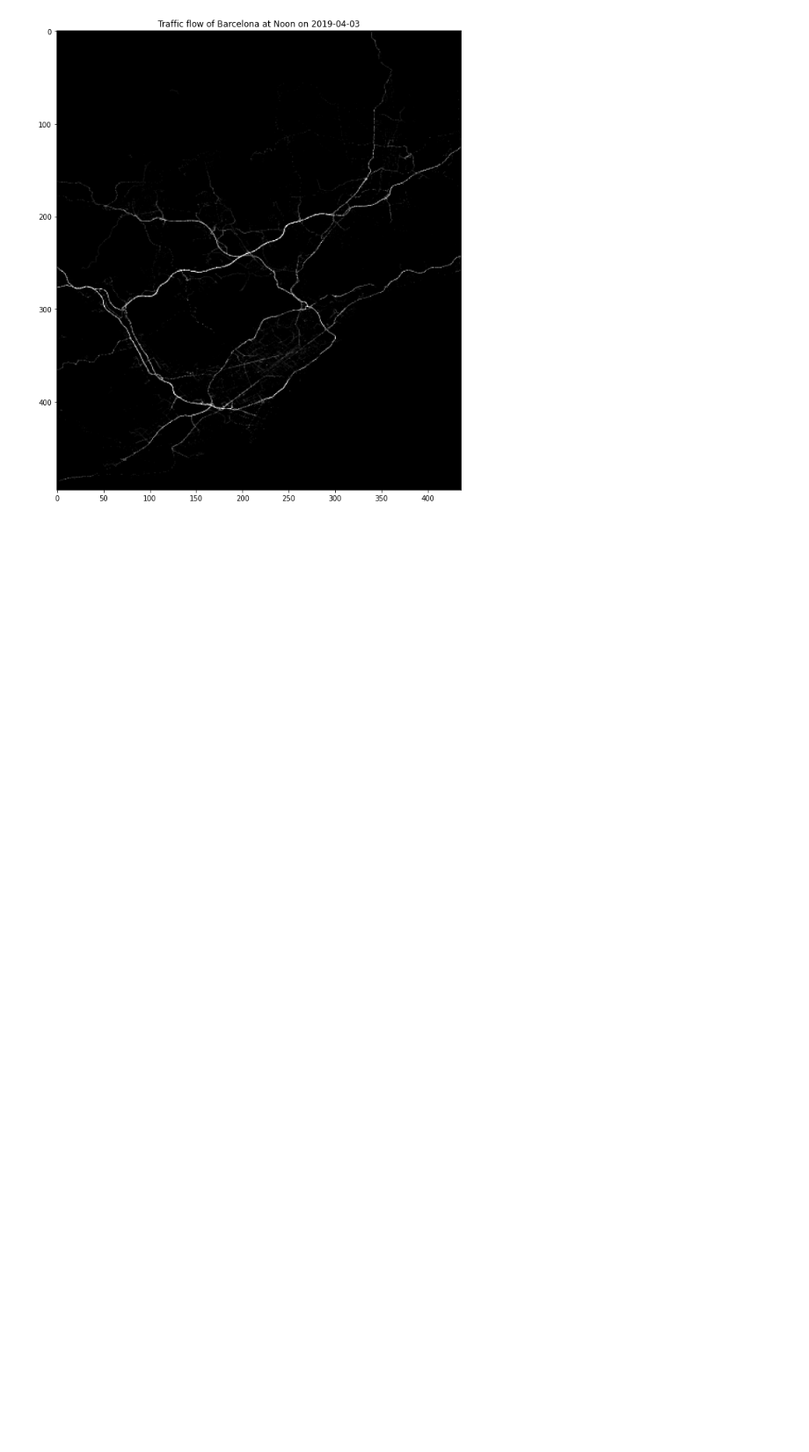
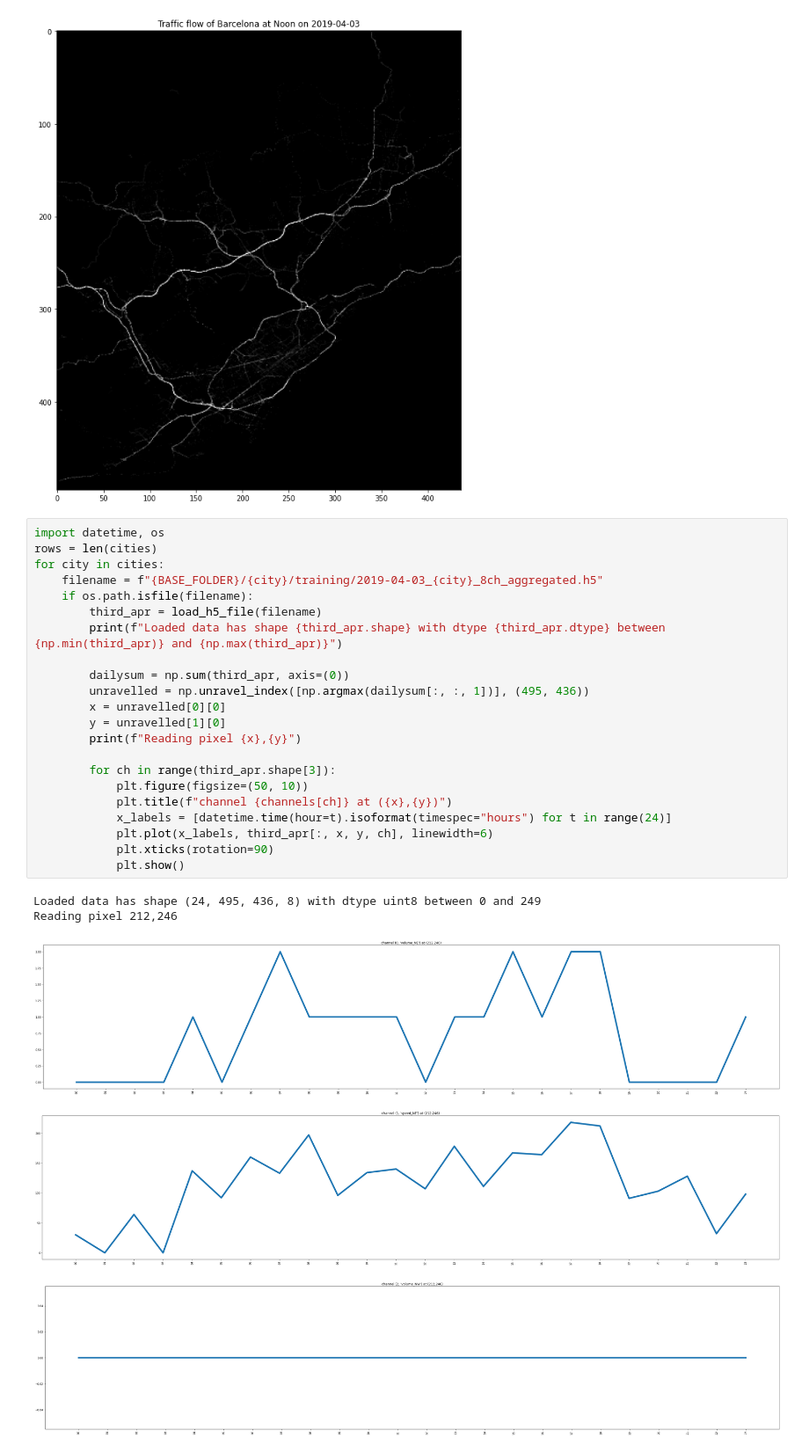
Before and after one commit to D3auuvc/ut-its-project, a Jupyter notebook: Data Processing.ipynb, the cells around one changed output. Shown at 88% size. Saved outputs shown, nothing was run; the diff lists cells and outputs as text; blank space fills up the shorter version.

Commit message:
Added previously removed block to plot change in volume over time period

```diff
--- a/Data Processing.ipynb
+++ b/Data Processing.ipynb
@@ -71,3 +71,31 @@ plt.imshow(map_at_noon[0:495, 0:436], cmap="gray", vmin=0, vmax=255)
 (24, 495, 436, 8)
 <matplotlib.image.AxesImage at 0x...>
 [figure]
+# %%
+import datetime, os
+rows = len(cities)
+for city in cities:
+    filename = f"{BASE_FOLDER}/{city}/training/2019-04-03_{city}_8ch_aggregated.h5"
+    if os.path.isfile(filename):
+        third_apr = load_h5_file(filename)
+        print(f"Loaded data has shape {third_apr.shape} with dtype {third_apr.dtype} between {np.min(third_apr)} and {np.max(third_apr)}")
+
+        dailysum = np.sum(third_apr, axis=(0))
+        unravelled = np.unravel_index([np.argmax(dailysum[:, :, 1])], (495, 436))
+        x = unravelled[0][0]
+        y = unravelled[1][0]
+        print(f"Reading pixel {x},{y}")
+
+        for ch in range(third_apr.shape[3]):
+            plt.figure(figsize=(50, 10))
+            plt.title(f"channel {channels[ch]} at ({x},{y})")
+            x_labels = [datetime.time(hour=t).isoformat(timespec="hours") for t in range(24)]
+            plt.plot(x_labels, third_apr[:, x, y, ch], linewidth=6)
+            plt.xticks(rotation=90)
+            plt.show()
+# %% [output]
+Loaded data has shape (24, 495, 436, 8) with dtype uint8 between 0 and 249
+Reading pixel 212,246
+[figure, added]
+[figure, added]
+[figure, added]
```
Also changed, not shown: parts of 1 cell of this notebook.
